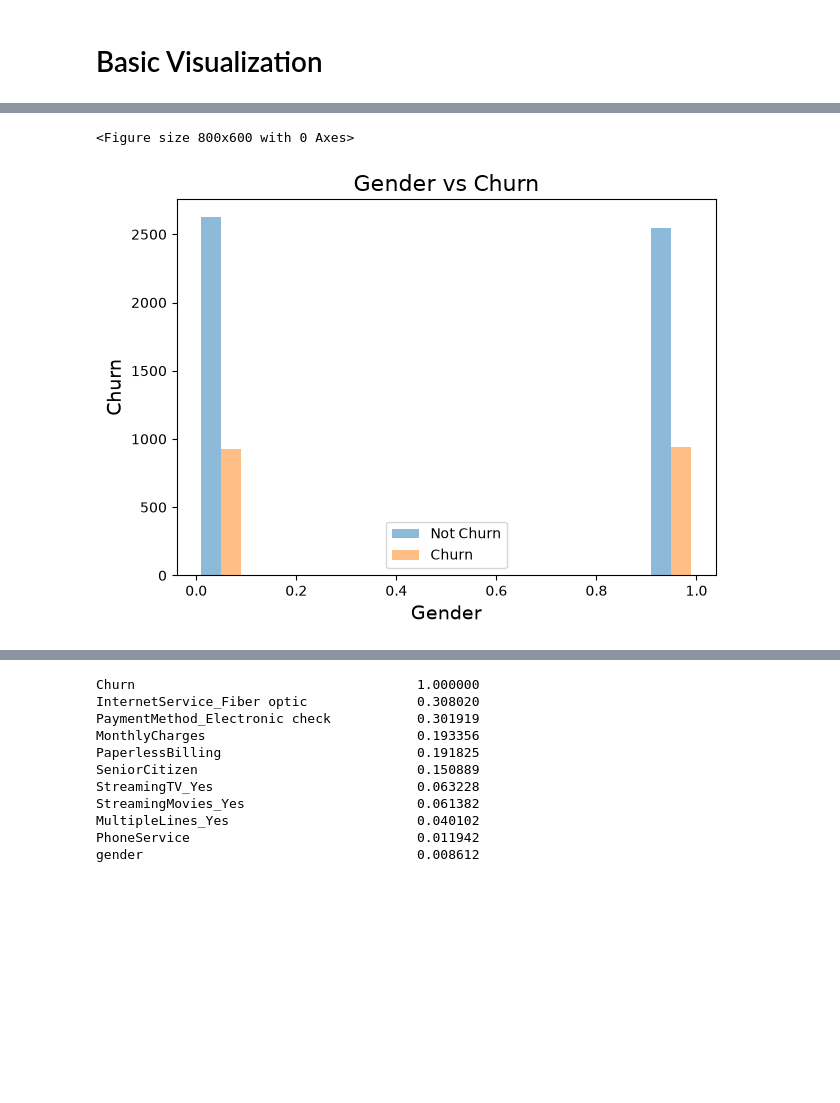
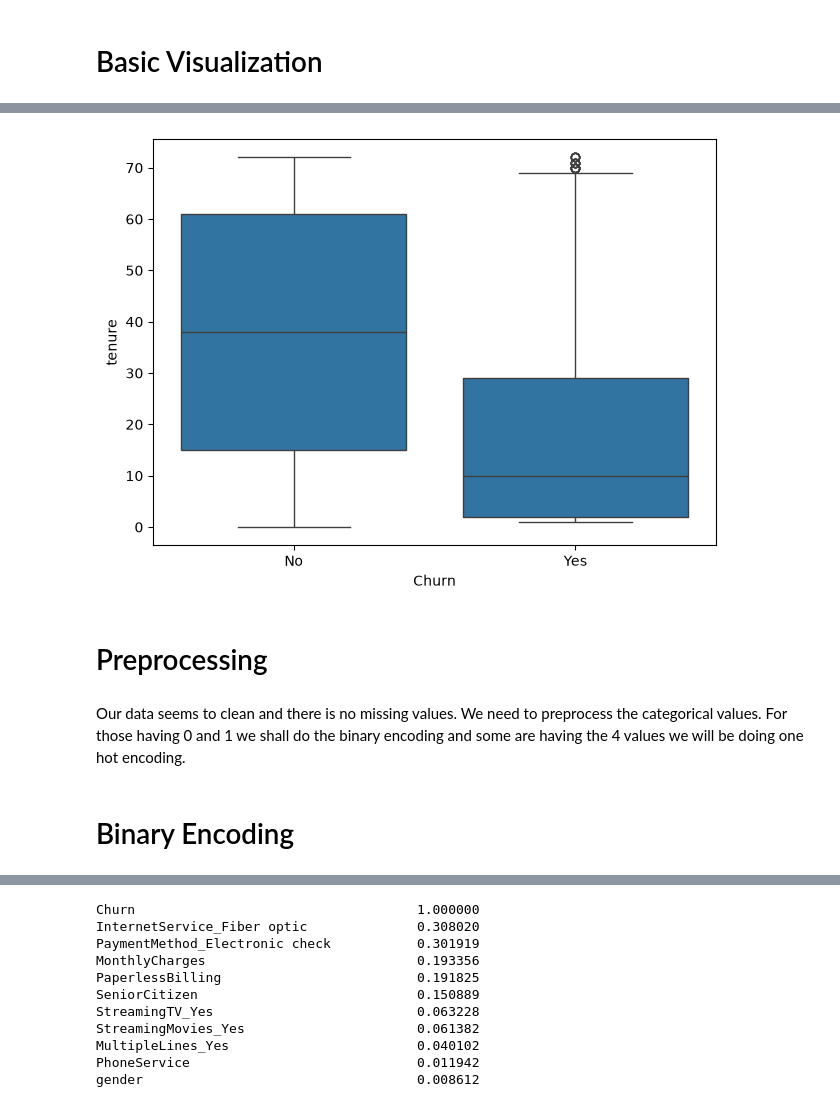
Before and after one commit to samithcsachi/Customer-Churn-Guard, a Jupyter notebook: notebooks/Customer_Churn_Prediction.ipynb, the cells around one changed output, grey strips where cells are left out. Cells and saved outputs as stored; diff of their text form; code cells hidden in the pictures; blank space fills up the shorter version.

```diff
--- a/notebooks/Customer_Churn_Prediction.ipynb
+++ b/notebooks/Customer_Churn_Prediction.ipynb
@@ -200,16 +228,13 @@ plt.show()
 # %%
-plt.figure(figsize=(8, 6))
-fig, ax = plt.subplots()
-ax.hist([df[df['Churn']==0]['gender'], df[df['Churn']==1]['gender']], label=['Not Churn', 'Churn'], alpha=0.5)
-
-
-ax.set_title('Gender vs Churn', fontsize=16)
-ax.set_xlabel('Gender', fontsize=14)
-ax.set_ylabel('Churn', fontsize=14)
-ax.legend()
+sns.boxplot(x = df.Churn, y = df.tenure)
 
 plt.tight_layout()
 plt.show()
 # %% [output]
-<Figure size 800x600 with 0 Axes>
-[figure, old version]
+[figure, new version]
+# %% [markdown]
+# Preprocessing
+# %% [markdown]
+Our data seems to clean and there is no missing values. We need to preprocess the categorical values. For those having 0 and 1 we shall do the binary encoding and some are having the 4 values we will be doing one hot encoding.
+# %% [markdown]
+# Binary Encoding
```
Also changed, not shown: parts of 44 cells of this notebook, 7 other files.
